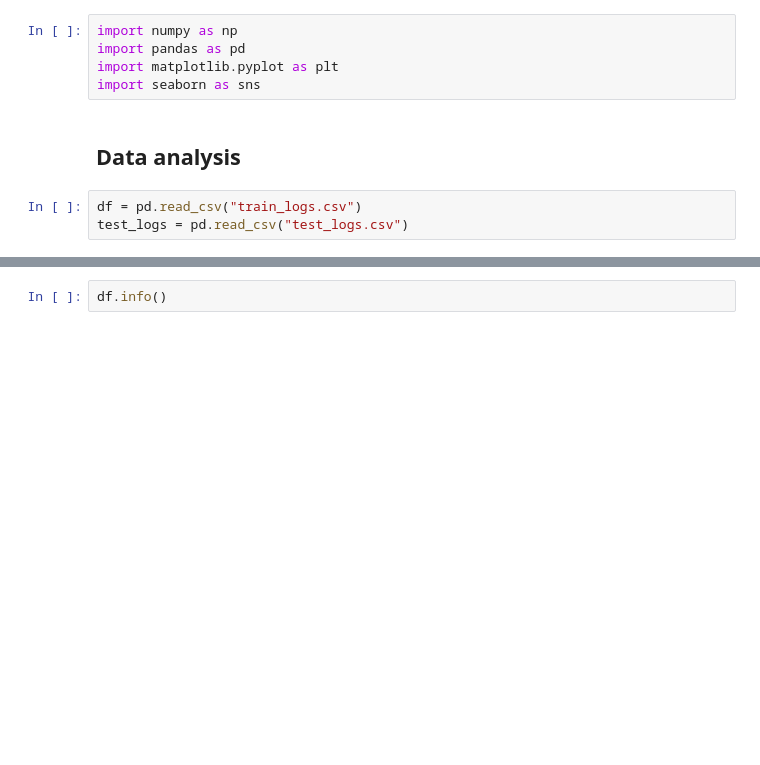
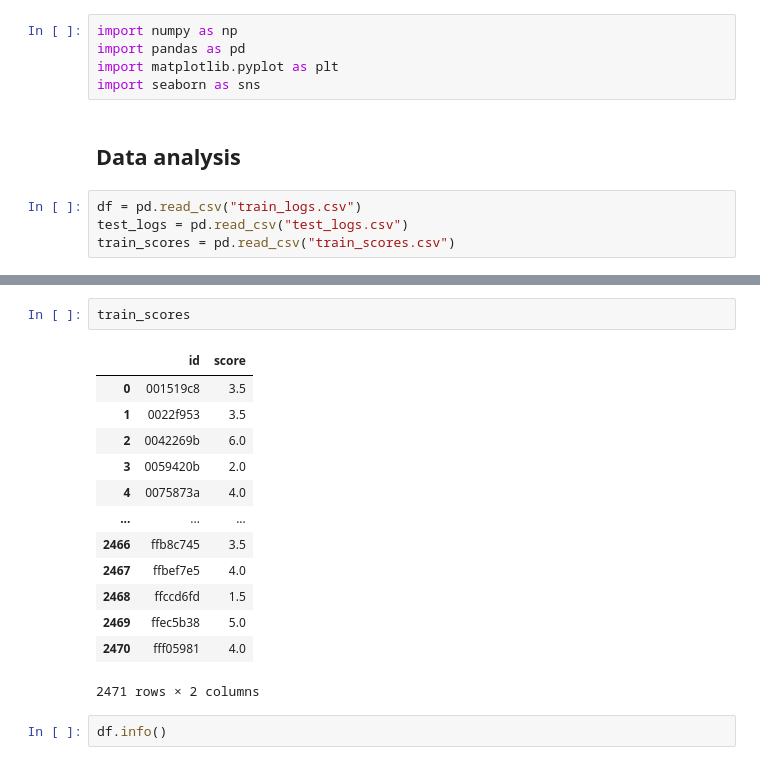
Before and after one commit to PiotrDratwa/Writing_quality_projections, a Jupyter notebook: Linking Writing Processes to Writing Quality.ipynb, the cells around one changed output, grey strips where cells are left out. Drawn from its saved outputs; the diff is of its cells as text; blank space fills up the shorter version.

```diff
--- a/Linking Writing Processes to Writing Quality.ipynb
+++ b/Linking Writing Processes to Writing Quality.ipynb
@@ -8,3 +8,4 @@ import seaborn as sns
 # %%
 df = pd.read_csv("train_logs.csv")
 test_logs = pd.read_csv("test_logs.csv")
+train_scores = pd.read_csv("train_scores.csv")
@@ -21,3 +12,19 @@ test_logs
+# %%
+train_scores
+# %% [output]
+|  | id | score |
+| 0 | 001519c8 | 3.5 |
+| 1 | 0022f953 | 3.5 |
+| 2 | 0042269b | 6.0 |
+| 3 | 0059420b | 2.0 |
+| 4 | 0075873a | 4.0 |
+| ... | ... | ... |
+| 2466 | ffb8c745 | 3.5 |
+| 2467 | ffbef7e5 | 4.0 |
+| 2468 | ffccd6fd | 1.5 |
+| 2469 | ffec5b38 | 5.0 |
+| 2470 | fff05981 | 4.0 |
+2471 rows × 2 columns
 # %%
 df.info()
 # %% [output]
```
Also changed, not shown: parts of 16 cells of this notebook.
